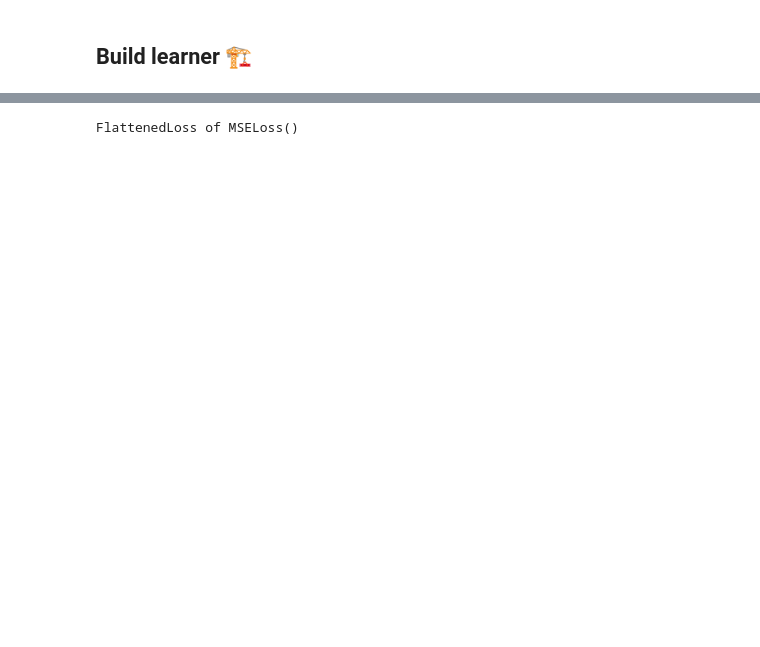
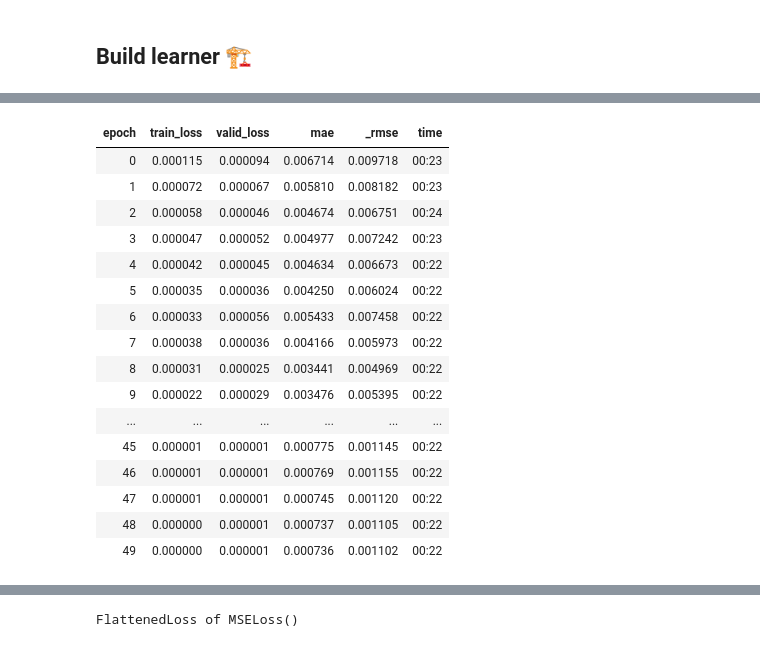
Before and after one commit to ThomasBourgeois/napoleon, a Jupyter notebook: dl.ipynb, the cells around one changed output, grey strips where cells are left out. Saved outputs shown, nothing was run; the diff lists cells and outputs as text; code cells hidden in the pictures; blank space fills up the shorter version.

```diff
--- a/dl.ipynb
+++ b/dl.ipynb
@@ -189,0 +402,20 @@ seed= 28
+# %%
+kwargs = {"bn": 1.500288629889935,
+          "c_out_ict": 10.910888711251957,
+          "conv_dropout": 0.29926626175193577,
+          "depth": 9.963107944450837,
+          "fc_dropout_ict": 0.23678379853544654,
+          "fc_dropout_multi": 0.030967801973292606,
+          "ks": 17.374722314110862,
+          "lin_ftrs_n": 5.634382012372383,
+          "lin_ftrs_v": 30.552990386157564,
+          "lyrs_tab_n": 3.4388766929317436,
+          "lyrs_tab_v": 19.102000048279436,
+          "n_out_tab": 2.0968347893514854,
+          "nf": 235.7671065879782,
+          'n_epoch':50}
+#for k, v in kwargs.items():
+#  kwargs[k] = int(v)
+#kwargs['bn'] = bool(kwargs['bn'])
+#build_multi_learn(verbose=True, **kwargs)
+f(**kwargs)
@@ -189,0 +435,6 @@ seed= 28
+# %%
+
+for k, v in kwargs.items():
+  kwargs[k] = int(v)
+kwargs['bn'] = bool(kwargs['bn'])
+lr = best_lr(**kwargs)
@@ -189,0 +443,20 @@ seed= 28
+# %%
+_, learn = run_cycle(lr=lr, **kwargs)
+# %% [output]
+| epoch | train_loss | valid_loss | mae | _rmse | time |
+| 0 | 0.000115 | 0.000094 | 0.006714 | 0.009718 | 00:23 |
+| 1 | 0.000072 | 0.000067 | 0.005810 | 0.008182 | 00:23 |
+| 2 | 0.000058 | 0.000046 | 0.004674 | 0.006751 | 00:24 |
+| 3 | 0.000047 | 0.000052 | 0.004977 | 0.007242 | 00:23 |
+| 4 | 0.000042 | 0.000045 | 0.004634 | 0.006673 | 00:22 |
+| 5 | 0.000035 | 0.000036 | 0.004250 | 0.006024 | 00:22 |
+| 6 | 0.000033 | 0.000056 | 0.005433 | 0.007458 | 00:22 |
+| 7 | 0.000038 | 0.000036 | 0.004166 | 0.005973 | 00:22 |
+| 8 | 0.000031 | 0.000025 | 0.003441 | 0.004969 | 00:22 |
+| 9 | 0.000022 | 0.000029 | 0.003476 | 0.005395 | 00:22 |
+| ... | ... | ... | ... | ... | ... |
+| 45 | 0.000001 | 0.000001 | 0.000775 | 0.001145 | 00:22 |
+| 46 | 0.000001 | 0.000001 | 0.000769 | 0.001155 | 00:22 |
+| 47 | 0.000001 | 0.000001 | 0.000745 | 0.001120 | 00:22 |
+| 48 | 0.000000 | 0.000001 | 0.000737 | 0.001105 | 00:22 |
+| 49 | 0.000000 | 0.000001 | 0.000736 | 0.001102 | 00:22 |
```
Also changed, not shown: parts of 38 cells of this notebook.
